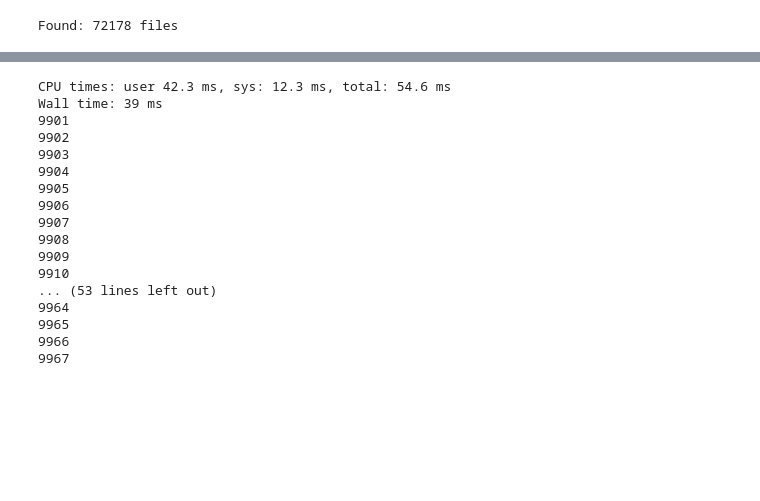
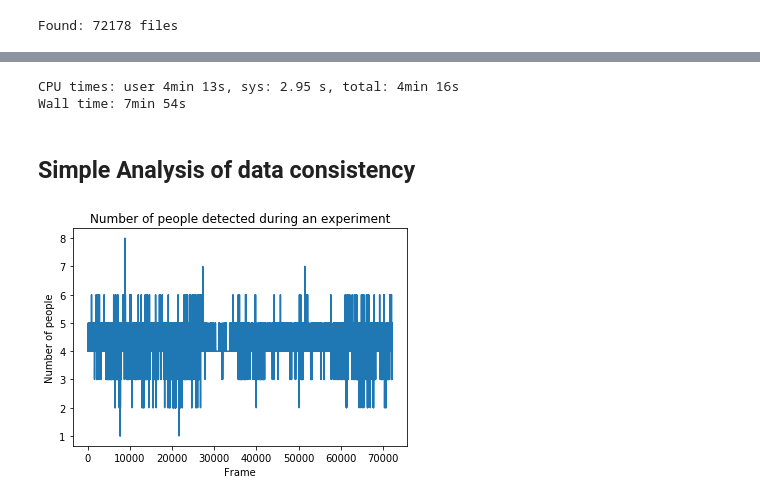
Before and after one commit to fraza0/nonverbal_communication_analysis, a Jupyter notebook: nonverbal_communication_analysis/_StatisticalAnalysis/openpose_raw_stats.ipynb, the cells around one changed output, grey strips where cells are left out. Cells and saved outputs as stored; diff of their text form; code cells hidden in the pictures; blank space fills up the shorter version.

```diff
--- a/nonverbal_communication_analysis/_StatisticalAnalysis/openpose_raw_stats.ipynb
+++ b/nonverbal_communication_analysis/_StatisticalAnalysis/openpose_raw_stats.ipynb
@@ -42,6 +43,7 @@ Dropdown(description='Group:', index=3, options=('3CLC9VWR_output_OLD.tar.gz', '
 # %%
 _dir = OPENPOSE_OUTPUT_DIR+GROUP_ID.value+"/output_pc1/"
 input_files = [_dir+file for file in filter_files(fetch_files_from_directory([_dir]), valid_types = VALID_OUTPUT_FILE_TYPES)]
+input_files.sort()
 total_files = len(input_files)
 print("Found: %s files" % total_files)
 # %% [output]
@@ -73,40 +75,21 @@ def calculate_person_valid_keypoints(person_df):
 # %%
 %%time
 
-progress = widgets.FloatProgress(value=0.0, min=0.0, max=total_files)
-def get_metrics(progress, input_files):
-    counter = 0
-    for file in input_files[:]:
-        counter += 1
-        progress.value = float(counter/total_files)
-        with open(file) as json_data:
-            data = json.load(json_data)
-            df = json_normalize(data['people'])
-            per_frame_metrics['n_people'] = len(df['person_id'])
-            per_frame_metrics['valid_face_keypoints'] = dict(df['face_keypoints_2d'].apply(calculate_person_valid_keypoints))
-            per_frame_metrics['total_valid_face_keypoints'] = sum(per_frame_metrics['valid_face_keypoints'].values())
-            per_frame_metrics['valid_pose_keypoints'] = dict(df['pose_keypoints_2d'].apply(calculate_person_valid_keypoints))
-            per_frame_metrics['total_valid_pose_keypoints'] = sum(per_frame_metrics['valid_pose_keypoints'].values())
-        vid_metrics.append({counter: per_frame_metrics})
-
-thread = threading.Thread(target=get_metrics, args=(progress,input_files))
-display(progress)
-thread.start()
+counter = 0
+for file in input_files:
+    per_frame_metrics = {}
+    with open(file) as json_data:
+        data = json.load(json_data)
+        df = json_normalize(data['people'])
+        per_frame_metrics['n_people'] = len(df['person_id'])
+        per_frame_metrics['valid_face_keypoints'] = dict(df['face_keypoints_2d'].apply(calculate_person_valid_keypoints))
+        per_frame_metrics['total_valid_face_keypoints'] = sum(per_frame_metrics['valid_face_keypoints'].values())
+        per_frame_metrics['valid_pose_keypoints'] = dict(df['pose_keypoints_2d'].apply(calculate_person_valid_keypoints))
+        per_frame_metrics['total_valid_pose_keypoints'] = sum(per_frame_metrics['valid_pose_keypoints'].values())
+#         per_frame_metrics['pose_keypoints'] = df[]
+        vid_metrics[counter] = per_frame_metrics
+        json_data.close()
+    counter += 1
 # %% [output]
-CPU times: user 42.3 ms, sys: 12.3 ms, total: 54.6 ms
-Wall time: 39 ms
-9901
-9902
-9903
-9904
-9905
-9906
-9907
-9908
-9909
-9910
-... (53 lines left out)
-9964
-9965
-9966
-9967
+CPU times: user 4min 13s, sys: 2.95 s, total: 4min 16s
+Wall time: 7min 54s
@@ -114,0 +96,14 @@ Wall time: 39 ms
+# %% [markdown]
+## Simple Analysis of data consistency
+# %%
+num_people_time = [vid_metrics[frame_metrics]['n_people'] for frame_metrics in vid_metrics]
+pose_keypoints_time = [vid_metrics[frame_metrics]['total_valid_pose_keypoints'] for frame_metrics in vid_metrics]
+face_keypoints_time = [vid_metrics[frame_metrics]['total_valid_face_keypoints'] for frame_metrics in vid_metrics]
+# %%
+plt.plot(range(total_files), num_people_time)
+plt.xlabel("Frame")
+plt.ylabel("Number of people")
+plt.title("Number of people detected during an experiment")
+plt.show()
+# %% [output]
+[figure, added]
```
Also changed, not shown: parts of 10 cells of this notebook, 1 other file.
